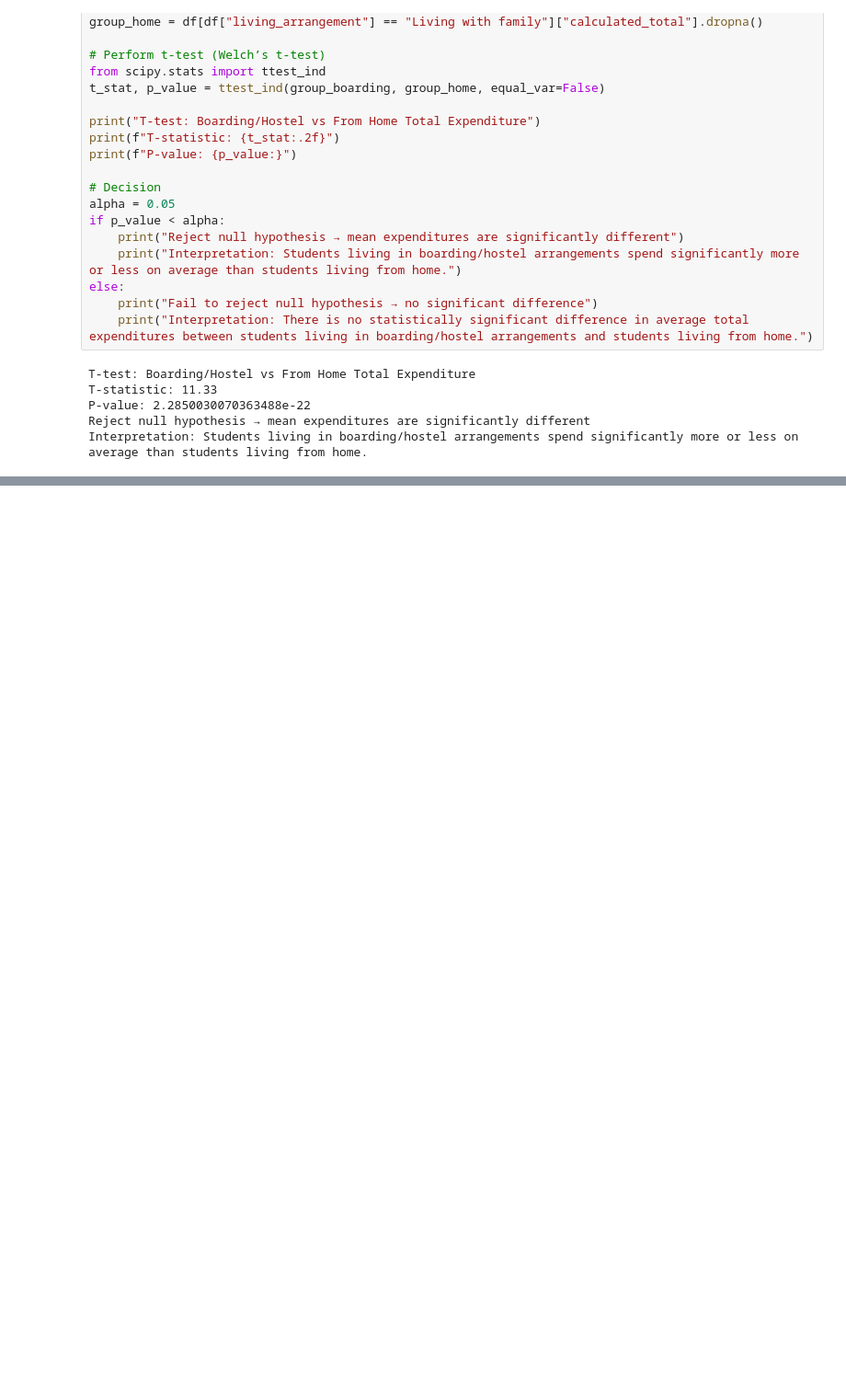
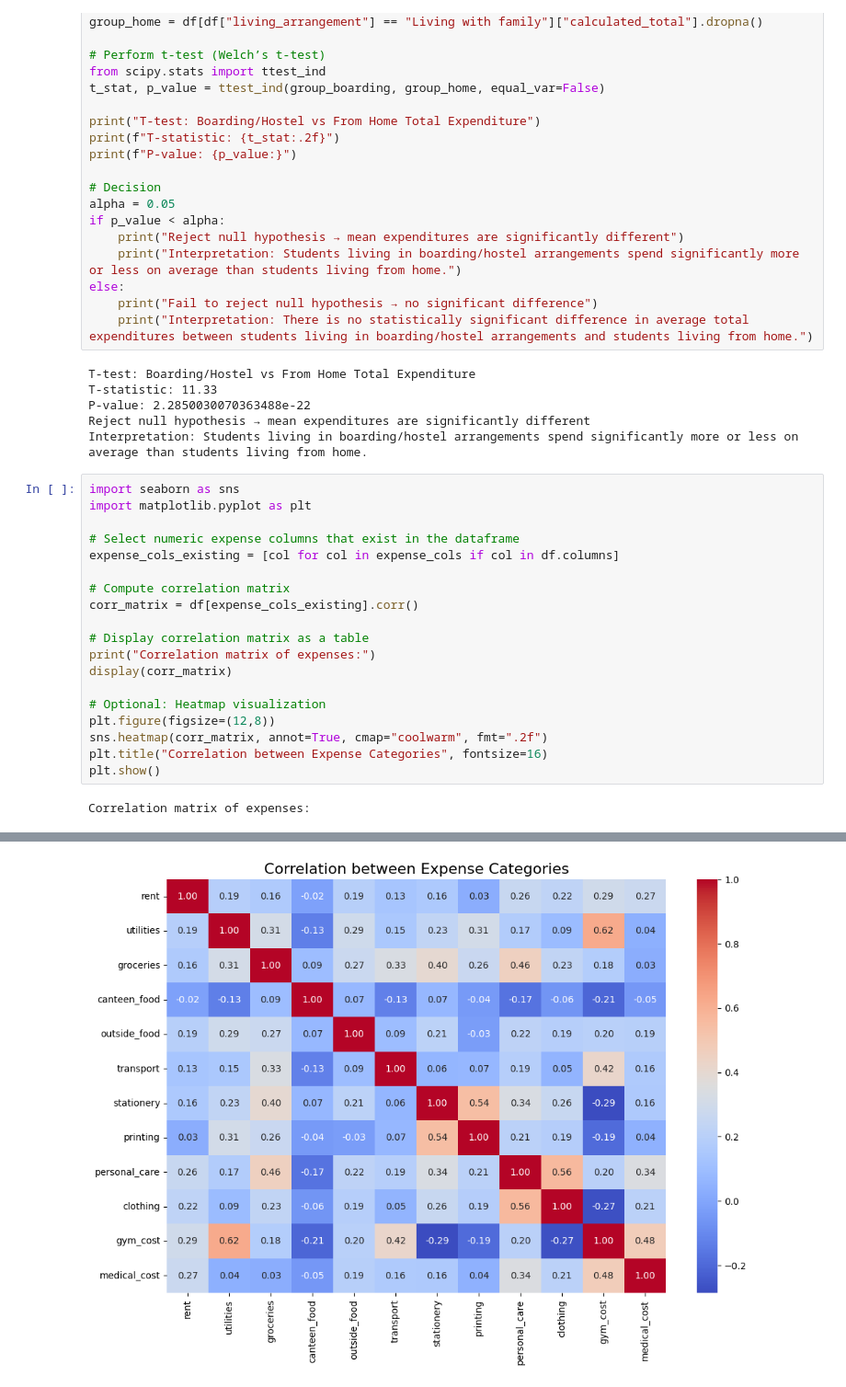
Before and after one commit to Pasindu115530/Static-Project, a Jupyter notebook: test.ipynb, the cells around one changed output, grey strips where cells are left out. Shown at 92% size. Drawn from its saved outputs; the diff is of its cells as text; blank space fills up the shorter version.

Commit message:
Add correlation

```diff
--- a/test.ipynb
+++ b/test.ipynb
@@ -575,3 +575,24 @@ T-statistic: 11.33
 P-value: 2.2850030070363488e-22
 Reject null hypothesis → mean expenditures are significantly different
 Interpretation: Students living in boarding/hostel arrangements spend significantly more or less on average than students living from home.
+# %%
+import seaborn as sns
+import matplotlib.pyplot as plt
+
+# Select numeric expense columns that exist in the dataframe
+expense_cols_existing = [col for col in expense_cols if col in df.columns]
+
+# Compute correlation matrix
+corr_matrix = df[expense_cols_existing].corr()
+
+# Display correlation matrix as a table
+print("Correlation matrix of expenses:")
+display(corr_matrix)
+
+# Optional: Heatmap visualization
+plt.figure(figsize=(12,8))
+sns.heatmap(corr_matrix, annot=True, cmap="coolwarm", fmt=".2f")
+plt.title("Correlation between Expense Categories", fontsize=16)
+plt.show()
+# %% [output]
+Correlation matrix of expenses:
@@ -577,0 +612 @@ Interpretation: Students living in boarding/hostel arrangements spend significan
+[figure, added]
```
Also changed, not shown: parts of 1 cell of this notebook.
